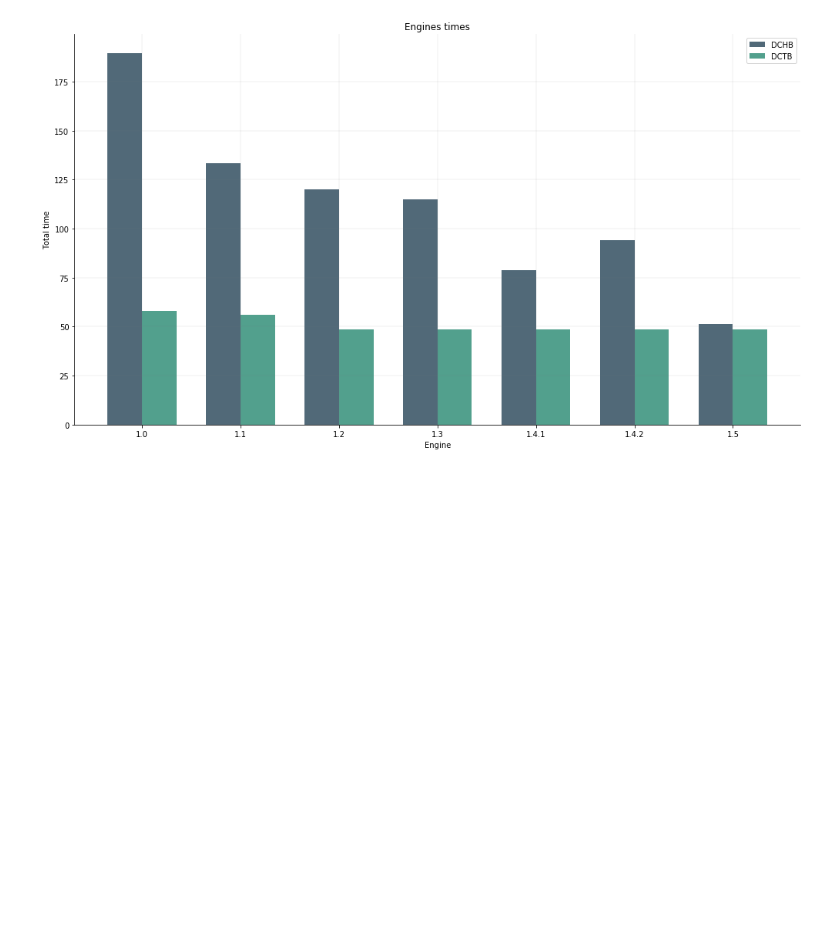
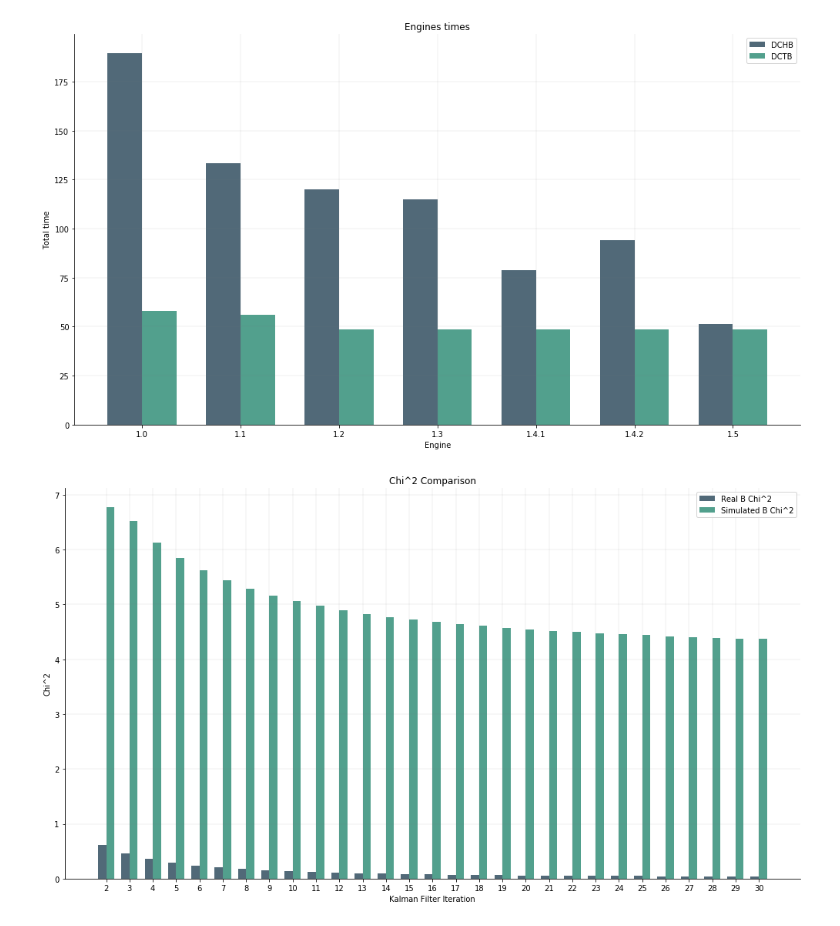
Before and after one commit to bleaktwig/clas12-data-and-tests, a Jupyter notebook: thesis_plots.ipynb, the cells around one changed output. Cells and saved outputs as stored; diff of their text form; code cells hidden in the pictures; blank space fills up the shorter version.

Commit message:
preparing plots for tomorrow's meeting...

```diff
--- a/thesis_plots.ipynb
+++ b/thesis_plots.ipynb
@@ -164,3 +164,40 @@ hbtbplot(hb_t, tb_t, versions, i_color=0)
 # %% [output]
 [figure]
 [figure]
+# %%
+names = ["2","3","4","5","6","7","8","9","10","11","12","13","14","15","16","17","18","19","20",
+         "21","22","23","24","25","26","27","28","29","30"]
+real_B   = np.array([0.61629,0.45469,0.35774,0.29064,0.24144,0.20427,0.17552,0.15288,0.13473,0.11999,0.10785,
+                     0.09776,0.08927,0.08208,0.07594,0.07066,0.06608,0.06209,0.05860,0.05553,0.05281,0.05040,
+                     0.04826,0.04633,0.04461,0.04306,0.04165,0.04038,0.03923])
+sim_B    = np.array([6.78108,6.51714,6.12288,5.85471,5.62573,5.44196,5.29191,5.16756,5.06313,4.97636,4.89303,
+                     4.82895,4.77306,4.72395,4.68051,4.64184,4.60725,4.57614,4.54804,4.52255,4.49934,4.47813,
+                     4.45868,4.44080,4.42430,4.40903,4.39488,4.38173,4.36947])
+
+fig, ax = plt.subplots()
+
+fig.set_size_inches(plot_size)
+index = np.arange(len(names))
+bar_width = 0.35
+
+i_color = 0
+if i_color >= 4:
+    i_color = 0
+
+rects1 = plt.bar(index, real_B, bar_width, alpha=baralpha, color=colors[i_color], label="Real B Chi^2")
+rects2 = plt.bar(index + bar_width, sim_B, bar_width, alpha=baralpha, color=colors[i_color+2], label="Simulated B Chi^2")
+
+plt.xlabel("Kalman Filter Iteration")
+plt.ylabel("Chi^2")
+plt.title("Chi^2 Comparison")
+plt.xticks(index + bar_width/2, names)
+plt.legend()
+
+ax.spines['top'].set_visible(False)
+ax.spines['right'].set_visible(False)
+ax.grid(color='grey', linestyle='-', linewidth=0.25, alpha=0.5)
+
+plt.tight_layout()
+plt.show()
+# %% [output]
+[figure, added]
```
Also changed, not shown: 4 other files.
